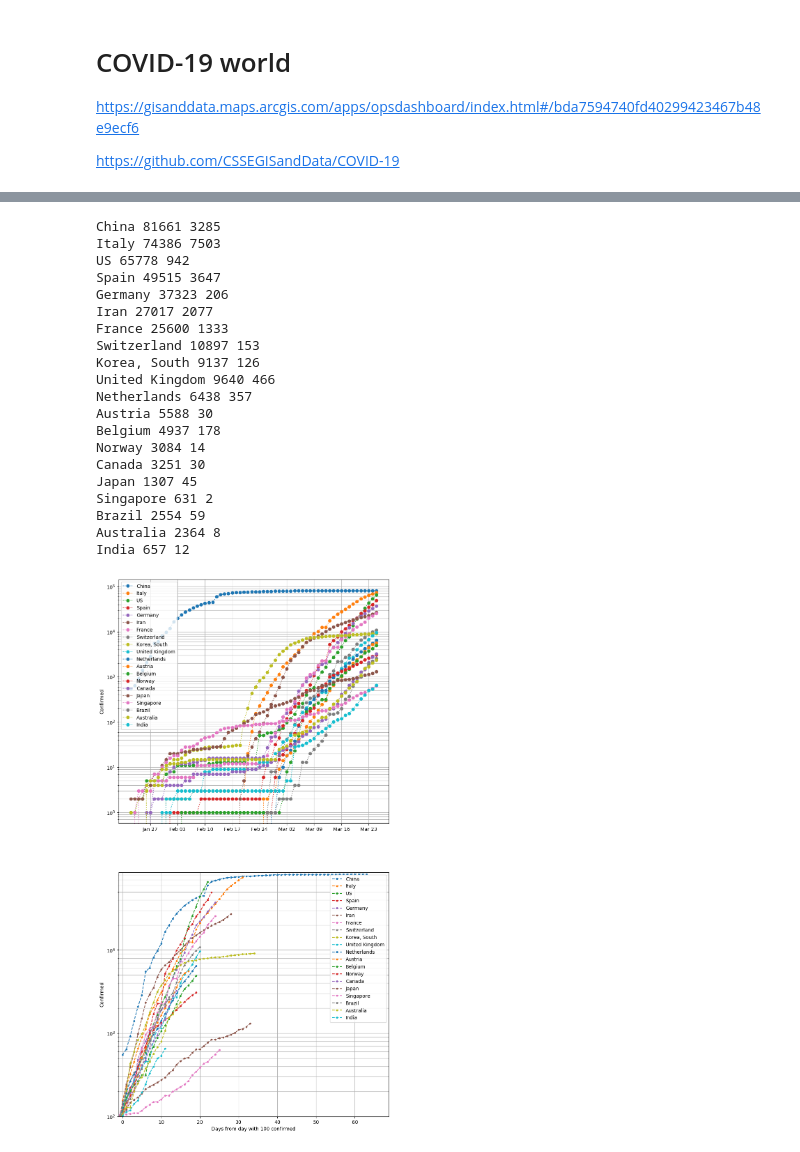
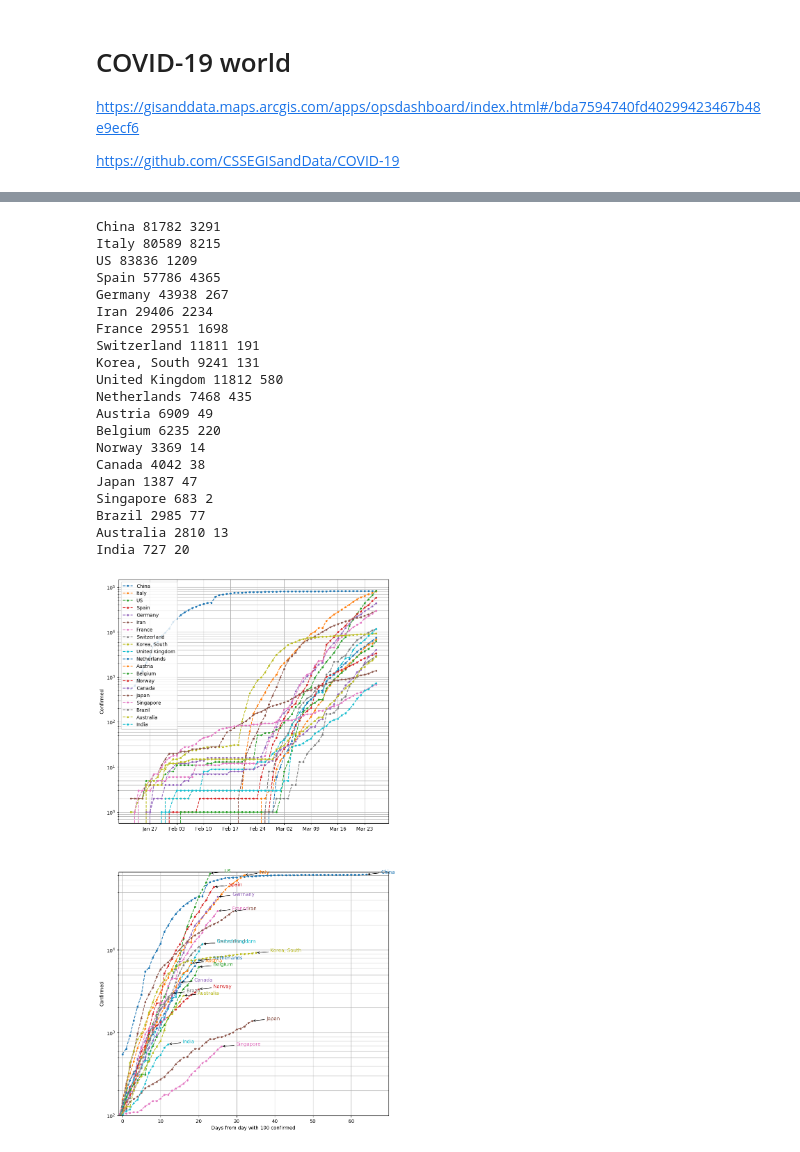
Before and after one commit to zenandrea/COVID-19_plots, a Jupyter notebook: plot_world.ipynb, the cells around one changed output, grey strips where cells are left out. Saved outputs shown, nothing was run; the diff lists cells and outputs as text; code cells hidden in the pictures.

```diff
--- a/plot_world.ipynb
+++ b/plot_world.ipynb
@@ -398,7 +398,7 @@ for n, name in enumerate(lista):
 #    print(y)
     print(name,y[-1],yd[-1])
     ax[0].plot(x, yd,
-             marker = 'o', linestyle = ':', color = cn,
+             marker = '.', linestyle = '--', color = cn,
              label = name )
     xmax = max( xmax, max(y) )
     # same plot with delay
@@ -411,6 +411,12 @@ for n, name in enumerate(lista):
         ax[1].plot( xn , yd,
              marker = '.', linestyle = '--', color = cn,
              label = name )
+        ax[1].annotate(name,
+                       xy=( xn[-1], yd[-1] ), xycoords='data',
+                       #xytext=(0.8, 0.8-n*0.02), textcoords='axes fraction',
+                       xytext=(30, 10), textcoords='offset points',
+                       arrowprops=dict(facecolor='black',arrowstyle="->"),
+                       horizontalalignment='left', verticalalignment='top', color=cn)
     except:
         pass
 
@@ -420,12 +426,14 @@ start = 5; step = 7
 ax[0].set_ylabel('Deaths')
 ax[0].set_xticks(x[start::step])
 ax[0].set_xticklabels(fxticks[start::step])
+ax[0].legend(loc='best')
 
 ax[1].set_xlabel('Days from day with {} deaths'.format(deaths_xzero) )
 ax[1].set_ylabel('Deaths')
 ax[1].set_xlim( left=-1 )
 ax[1].set_ylim( bottom=deaths_xzero )
 #ax[1].set_xscale('log')
+#ax[1].legend()
 
 for i in range(2):
     #ax[i].set_xticks(x[start::step])
@@ -433,7 +441,6 @@ for i in range(2):
     #ax[i].set_xticklabels([])
     #ax[i].set_xticks(xticks, minor=True)
     ax[i].grid(True, 'both')
-    ax[i].legend(loc='best')
     #ax[i].set_xlim(right=1e4)
     #ax[i].set_xscale('log')
     #ax[i].set_ylim(top=1e4)
@@ -510,64 +517,72 @@ for n, name in enumerate(lista):
 #    print(y)
     print(name,y[-1],yd[-1])
     ax[0].plot(x, y,
-             marker = 'o', linestyle = ':', color = cn,
+             marker = '.', linestyle = '--', color = cn,
              label = name )
     xmax = max( xmax, max(y) )
     # same plot with delay
     try:
         delay = min( x[y > y_xzero] )
         #delay = max( x[y < y_xzero] )
-        ax[1].plot( x-delay , y,
+        xn = x-delay
+        ax[1].plot( xn , y,
              marker = '.', linestyle = '--', color = cn,
              label = name )
+        ax[1].annotate(name,
+                       xy=( xn[-1], y[-1] ), xycoords='data',
+                       #xytext=(0.8, 0.8-n*0.02), textcoords='axes fraction',
+                       xytext=(30, 10), textcoords='offset points',
+                       arrowprops=dict(facecolor='black',arrowstyle="->"),
+                       horizontalalignment='left', verticalalignment='top', color=cn)
+
     except:
         pass
 
 
 start = 5; step = 7
 #ax[0].set_xlabel('')
 ax[0].set_ylabel('Confirmed')
 ax[0].set_xticks(x[start::step])
 ax[0].set_xticklabels(fxticks[start::step])
+ax[0].legend(loc='best')
 
 ax[1].set_xlabel('Days from day with {} confirmed'.format(y_xzero) )
 ax[1].set_ylabel('Confirmed')
 ax[1].set_xlim( left=-1 )
 ax[1].set_ylim( bottom=y_xzero )
 
 for i in range(2):
     #ax[i].set_xticks(x[start::step])
     #ax[i].set_xticklabels(fxticks[start::step])
     #ax[i].set_xticklabels([])
     #ax[i].set_xticks(xticks, minor=True)
     ax[i].grid(True, 'both')
-    ax[i].legend(loc='best')
     #ax[i].set_xlim(right=1e4)
     #ax[i].set_xscale('log')
     #ax[i].set_ylim(top=1e4)
     ax[i].set_yscale('log')
 
 
 plt.savefig('plot_world_confirmed.png')
 # %% [output]
-China 81661 3285
-Italy 74386 7503
-US 65778 942
-Spain 49515 3647
-Germany 37323 206
-Iran 27017 2077
-France 25600 1333
-Switzerland 10897 153
-Korea, South 9137 126
-United Kingdom 9640 466
-Netherlands 6438 357
-Austria 5588 30
-Belgium 4937 178
-Norway 3084 14
-Canada 3251 30
-Japan 1307 45
-Singapore 631 2
-Brazil 2554 59
-Australia 2364 8
-India 657 12
+China 81782 3291
+Italy 80589 8215
+US 83836 1209
+Spain 57786 4365
+Germany 43938 267
+Iran 29406 2234
+France 29551 1698
+Switzerland 11811 191
+Korea, South 9241 131
+United Kingdom 11812 580
+Netherlands 7468 435
+Austria 6909 49
+Belgium 6235 220
+Norway 3369 14
+Canada 4042 38
+Japan 1387 47
+Singapore 683 2
+Brazil 2985 77
+Australia 2810 13
+India 727 20
-[figure, old version]
+[figure, new version]
```
Also changed, not shown: parts of 9 cells of this notebook, 5 other files.
